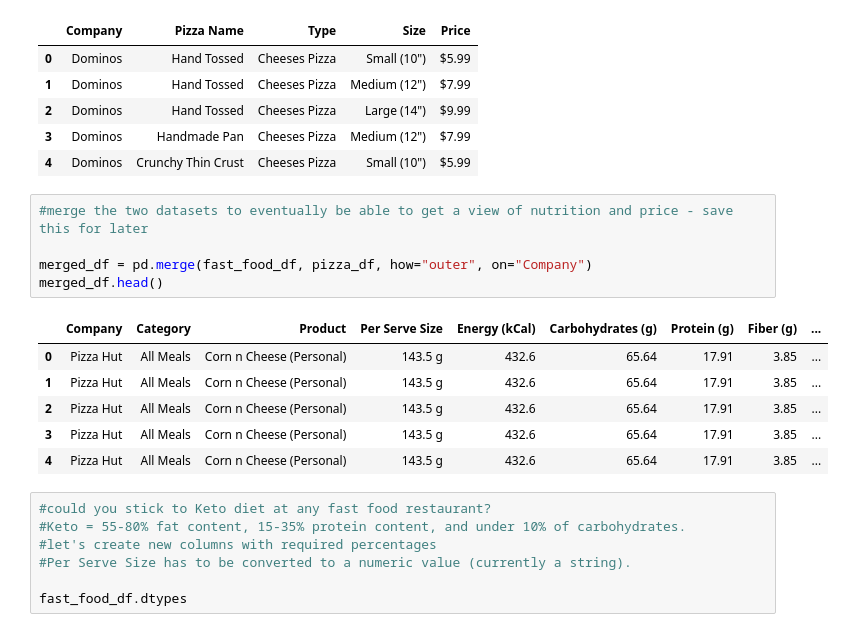
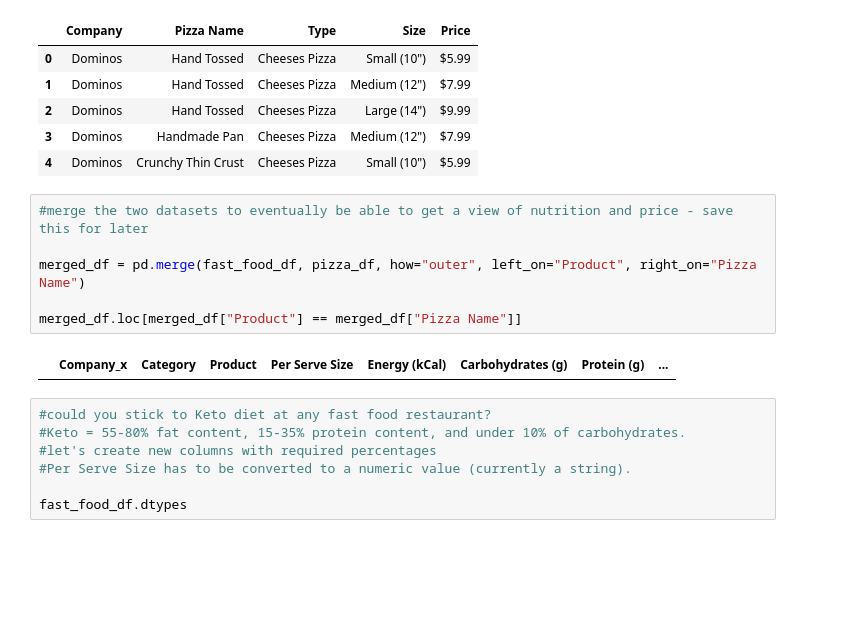
Before and after one commit to athiaq/United_States_Food_Data, a Jupyter notebook: Phil/FastFood-Phil.ipynb, the cells around one changed output. Saved outputs shown, nothing was run; the diff lists cells and outputs as text; blank space fills up the shorter version.

```diff
--- a/Phil/FastFood-Phil.ipynb
+++ b/Phil/FastFood-Phil.ipynb
@@ -58,15 +76,11 @@ pizza_df.head()
 # %%
 #merge the two datasets to eventually be able to get a view of nutrition and price - save this for later
 
-merged_df = pd.merge(fast_food_df, pizza_df, how="outer", on="Company")
-merged_df.head()
+merged_df = pd.merge(fast_food_df, pizza_df, how="outer", left_on="Product", right_on="Pizza Name")
+
+merged_df.loc[merged_df["Product"] == merged_df["Pizza Name"]]
 # %% [output]
-|  | Company | Category | Product | Per Serve Size | Energy (kCal) | Carbohydrates (g) | Protein (g) | Fiber (g) | ... |
-| 0 | Pizza Hut | All Meals | Corn n Cheese (Personal) | 143.5 g | 432.6 | 65.64 | 17.91 | 3.85 | ... |
-| 1 | Pizza Hut | All Meals | Corn n Cheese (Personal) | 143.5 g | 432.6 | 65.64 | 17.91 | 3.85 | ... |
-| 2 | Pizza Hut | All Meals | Corn n Cheese (Personal) | 143.5 g | 432.6 | 65.64 | 17.91 | 3.85 | ... |
-| 3 | Pizza Hut | All Meals | Corn n Cheese (Personal) | 143.5 g | 432.6 | 65.64 | 17.91 | 3.85 | ... |
-| 4 | Pizza Hut | All Meals | Corn n Cheese (Personal) | 143.5 g | 432.6 | 65.64 | 17.91 | 3.85 | ... |
+|  | Company_x | Category | Product | Per Serve Size | Energy (kCal) | Carbohydrates (g) | Protein (g) | ... |
 # %%
 #could you stick to Keto diet at any fast food restaurant?
 #Keto = 55-80% fat content, 15-35% protein content, and under 10% of carbohydrates.
```
Also changed, not shown: parts of 3 cells of this notebook, 13 other files.
